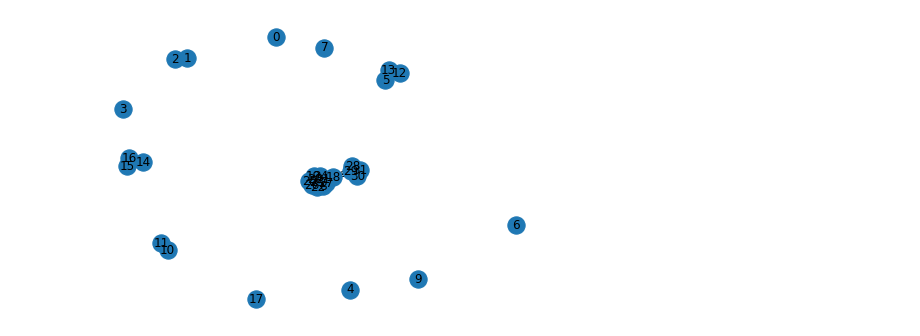
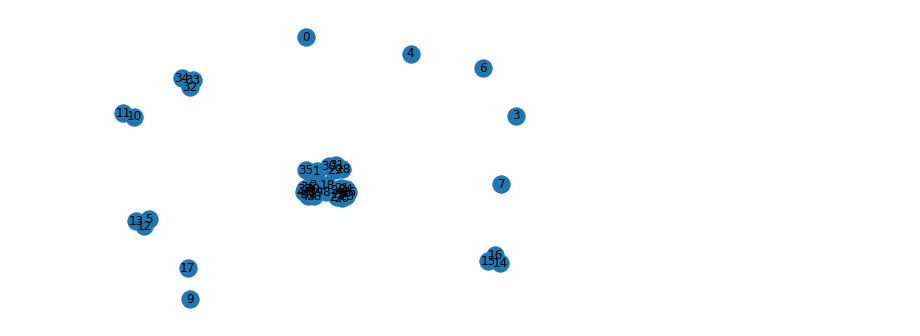
Before and after one commit to amathebest/graph_mining, a Jupyter notebook: Progetto/Paper.ipynb, the cells around one changed output. Saved outputs shown, nothing was run; the diff lists cells and outputs as text; code cells hidden in the pictures.

```diff
--- a/Progetto/Paper.ipynb
+++ b/Progetto/Paper.ipynb
@@ -16,44 +16,51 @@ files = os.listdir(base_path)
 # creating the Graph using networkx
 G = nx.Graph()
 node_index = 0
+i = 1
+number_of_nodes = 40
 
 # main loop for graph construction
-i = 0 # testing with just 1000 files
-#for file in files:
-while i < 50:
-    # opening current file
-    # print(files[i])
-    with open(base_path + files[i]) as in_file:
-        data = json.load(in_file)
-    i += 1
-    # isolating the comment section
-    if 'comment' in data['results'][0]:
-        comments_section = data['results'][0]['comment']
+for file in files:
+    if node_index > number_of_nodes and not number_of_nodes == -1:
+        break
+    if '.json' in file:
+        # opening current file
+        with open(base_path + files[i]) as in_file:
+            data = json.load(in_file)
 
-        # isolating the authors
-        authors = []
-        for comment in comments_section:
-            pattern = '(_([a-zA-Z]+\.?\s?)*_)'
-            results = re.findall(pattern, comment)
-            if results:
-                author = results[0][0].split('_')[1]
-                authors.append(author)
+        if number_of_nodes == -1:
+            print(str("%.3f" % (i*100/len(files))) + "%")
+        else:
+            print(str("%.3f" % (node_index*100/number_of_nodes)) + "%")
+        i += 1
+        # isolating the comment section
+        if 'comment' in data['results'][0]:
+            comments_section = data['results'][0]['comment']
 
-        # adding the nodes
-        for author in authors:
-            if author not in nx.get_node_attributes(G, 'name').values():
-                G.add_node(node_index, name = author)
-                node_index += 1
+            # isolating the authors
+            authors = []
+            for comment in comments_section:
+                pattern = '(_([a-zA-Z]+\.?\s?)*_)'
+                results = re.findall(pattern, comment)
+                if results:
+                    author = results[0][0].split('_')[1]
+                    authors.append(author)
 
-        # adding the edges
-        for pair in itertools.combinations(authors, 2):
-            # fetching node 1
-            node_1_key = list(nx.get_node_attributes(G, 'name').values()).index(pair[0])
-            # fetching node 2
-            node_2_key = list(nx.get_node_attributes(G, 'name').values()).index(pair[1])
-            # adding the edge if it isn't already in the graph
-            if (node_1_key, node_2_key) not in list(G.edges):
-                G.add_edge(node_1_key, node_2_key)
+            # adding the nodes
+            for author in authors:
+                if author not in nx.get_node_attributes(G, 'name').values():
+                    G.add_node(node_index, name = author)
+                    node_index += 1
+
+            # adding the edges
+            for pair in itertools.combinations(authors, 2):
+                # fetching node 1
+                node_1_key = list(nx.get_node_attributes(G, 'name').values()).index(pair[0])
+                # fetching node 2
+                node_2_key = list(nx.get_node_attributes(G, 'name').values()).index(pair[1])
+                # adding the edge if it isn't already in the graph
+                if (node_1_key, node_2_key) not in list(G.edges):
+                    G.add_edge(node_1_key, node_2_key)
 
 nx.draw(G, with_labels = True)
 # %% [output]
@@ -60 +84 @@ nx.draw(G, with_labels = True)
-[figure, old version]
+[figure, new version]
```
Also changed, not shown: parts of 15 cells of this notebook, 5 other files.
